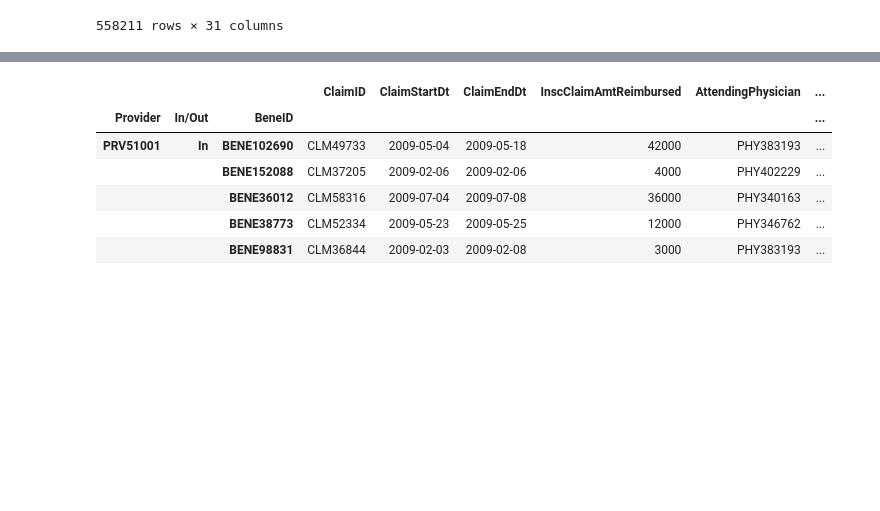
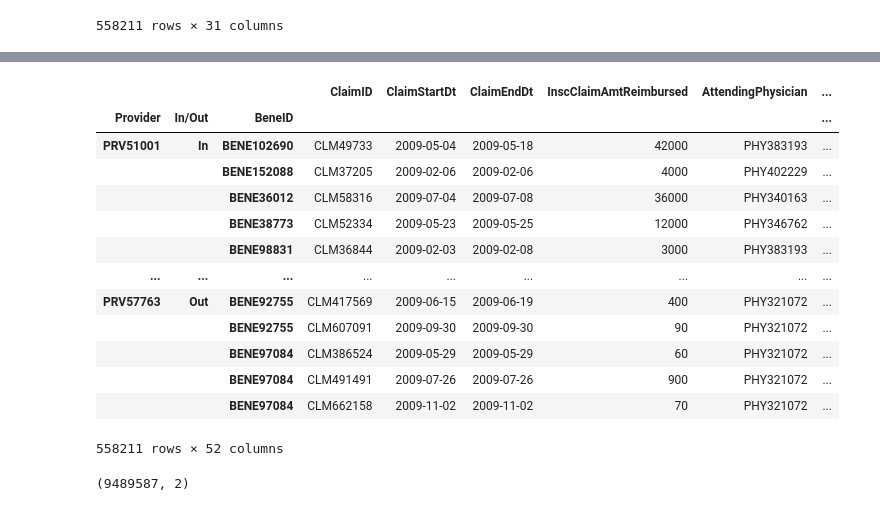
Before and after one commit to supernaut11/data602-final-project, a Jupyter notebook: src/Data602.ipynb, the cells around one changed output, grey strips where cells are left out. Cells and saved outputs as stored; diff of their text form; code cells hidden in the pictures; blank space fills up the shorter version.

```diff
--- a/src/Data602.ipynb
+++ b/src/Data602.ipynb
@@ -1,7 +1,7 @@
 # %%
 import pandas as pd
 pd.set_option('display.max_columns', None)
-pd.set_option('display.max_rows', 250)
+pd.set_option('display.max_rows', 25)
 # %%
 import os
 
@@ -169,12 +164,19 @@ trn_df.set_index(['Provider','In/Out','BeneID'],inplace=True)
 trn_df.sort_values(['Provider','In/Out','BeneID'],inplace=True)
 # %%
 #trn_df.sort_values(['Provider','In/Out','BeneID'], inplace=True)
-trn_df.head()
+trn_df
 # %% [output]
 |  |  |  | ClaimID | ClaimStartDt | ClaimEndDt | InscClaimAmtReimbursed | AttendingPhysician | ... |
 | Provider | In/Out | BeneID |  |  |  |  |  | ... |
 | PRV51001 | In | BENE102690 | CLM49733 | 2009-05-04 | 2009-05-18 | 42000 | PHY383193 | ... |
 |  |  | BENE152088 | CLM37205 | 2009-02-06 | 2009-02-06 | 4000 | PHY402229 | ... |
 |  |  | BENE36012 | CLM58316 | 2009-07-04 | 2009-07-08 | 36000 | PHY340163 | ... |
 |  |  | BENE38773 | CLM52334 | 2009-05-23 | 2009-05-25 | 12000 | PHY346762 | ... |
 |  |  | BENE98831 | CLM36844 | 2009-02-03 | 2009-02-08 | 3000 | PHY383193 | ... |
+| ... | ... | ... | ... | ... | ... | ... | ... | ... |
+| PRV57763 | Out | BENE92755 | CLM417569 | 2009-06-15 | 2009-06-19 | 400 | PHY321072 | ... |
+|  |  | BENE92755 | CLM607091 | 2009-09-30 | 2009-09-30 | 90 | PHY321072 | ... |
+|  |  | BENE97084 | CLM386524 | 2009-05-29 | 2009-05-29 | 60 | PHY321072 | ... |
+|  |  | BENE97084 | CLM491491 | 2009-07-26 | 2009-07-26 | 900 | PHY321072 | ... |
+|  |  | BENE97084 | CLM662158 | 2009-11-02 | 2009-11-02 | 70 | PHY321072 | ... |
+558211 rows × 52 columns
@@ -180,0 +185,22 @@ trn_df.head()
+# %%
+clm_cd = np.array([trn_df['ClmDiagnosisCode_1'], trn_df['PotentialFraud']])
+clm_cd = np.append(clm_cd,[trn_df['ClmDiagnosisCode_2'], trn_df['PotentialFraud']],axis=1)
+clm_cd = np.append(clm_cd,[trn_df['ClmDiagnosisCode_3'], trn_df['PotentialFraud']],axis=1)
+clm_cd = np.append(clm_cd,[trn_df['ClmDiagnosisCode_4'], trn_df['PotentialFraud']],axis=1)
+clm_cd = np.append(clm_cd,[trn_df['ClmDiagnosisCode_5'], trn_df['PotentialFraud']],axis=1)
+clm_cd = np.append(clm_cd,[trn_df['ClmDiagnosisCode_6'], trn_df['PotentialFraud']],axis=1)
+clm_cd = np.append(clm_cd,[trn_df['ClmDiagnosisCode_7'], trn_df['PotentialFraud']],axis=1)
+clm_cd = np.append(clm_cd,[trn_df['ClmDiagnosisCode_8'], trn_df['PotentialFraud']],axis=1)
+clm_cd = np.append(clm_cd,[trn_df['ClmDiagnosisCode_9'], trn_df['PotentialFraud']],axis=1)
+clm_cd = np.append(clm_cd,[trn_df['ClmDiagnosisCode_10'], trn_df['PotentialFraud']],axis=1)
+clm_cd = np.append(clm_cd,[trn_df['ClmProcedureCode_1'], trn_df['PotentialFraud']],axis=1)
+clm_cd = np.append(clm_cd,[trn_df['ClmProcedureCode_2'], trn_df['PotentialFraud']],axis=1)
+clm_cd = np.append(clm_cd,[trn_df['ClmProcedureCode_3'], trn_df['PotentialFraud']],axis=1)
+clm_cd = np.append(clm_cd,[trn_df['ClmProcedureCode_4'], trn_df['PotentialFraud']],axis=1)
+clm_cd = np.append(clm_cd,[trn_df['ClmProcedureCode_5'], trn_df['PotentialFraud']],axis=1)
+clm_cd = np.append(clm_cd,[trn_df['ClmProcedureCode_6'], trn_df['PotentialFraud']],axis=1)
+clm_cd = np.append(clm_cd,[trn_df['ClmAdmitDiagnosisCode'], trn_df['PotentialFraud']],axis=1)
+clm_cd = clm_cd.transpose()
+clm_cd.shape
+# %% [output]
+(9489587, 2)
```
Also changed, not shown: parts of 7 cells of this notebook.
